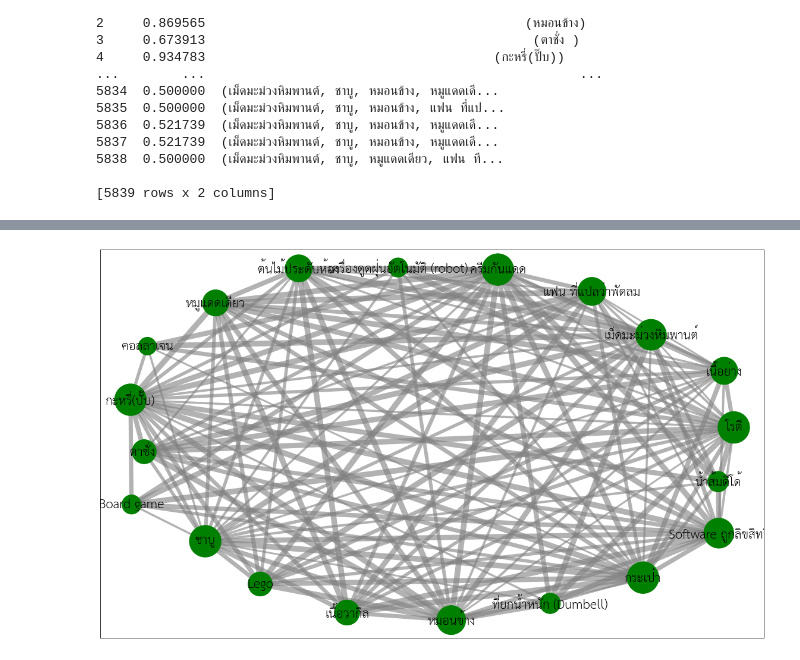
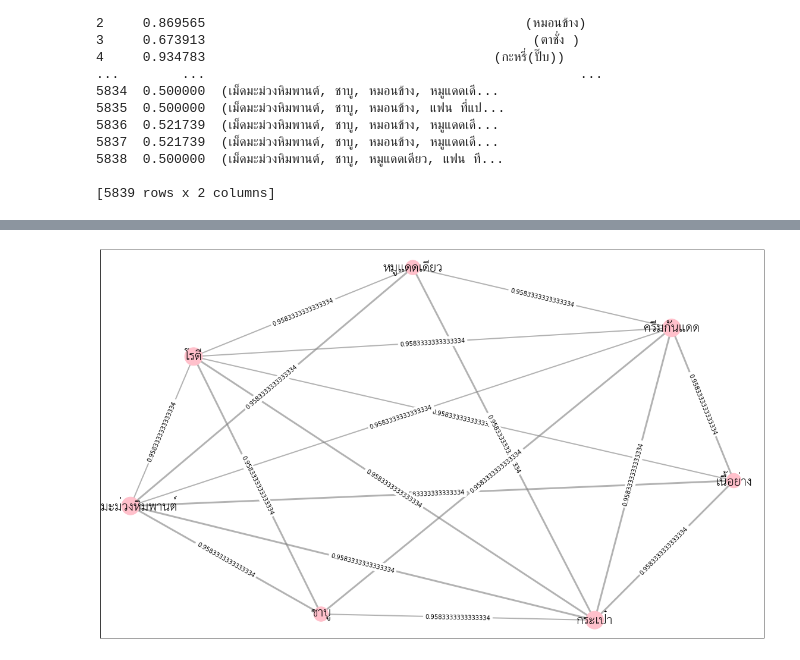
Before and after one commit to PisutSukpool/CRM-Analytics, a Jupyter notebook: Homework 07/Market_Basket_Analysis.ipynb, the cells around one changed output, grey strips where cells are left out. Saved outputs shown, nothing was run; the diff lists cells and outputs as text; code cells hidden in the pictures.

```diff
--- a/Homework 07/Market_Basket_Analysis.ipynb
+++ b/Homework 07/Market_Basket_Analysis.ipynb
@@ -91,7 +91,8 @@ print(frequent_itemsets_ap)
 [5839 rows x 2 columns]
 # %%
 rules = association_rules(frequent_itemsets_ap,metric='lift',min_threshold=1)
-rules.head(10)
+rules['Interest'] = rules['confidence'] - rules['consequent support']
+rules.head()
 # %% [output]
 |  | antecedents | consequents | antecedent support | consequent support | support | confidence | lift | ... |
 | 0 | (กะหรี่(ปั๊บ)) | (คอลลาเจน) | 0.934783 | 0.543478 | 0.521739 | 0.558140 | 1.026977 | ... |
@@ -124,5 +120,4 @@ rules[(rules['lift']>=1) & (rules['confidence']>=0.5)]
 rules_head = rules[(rules['lift']>=1) & (rules['confidence']>=0.5)]
 rules_head["antecedents"] = rules_head["antecedents"].apply(lambda x: list(x)[0]).astype("unicode")
 rules_head["consequents"] = rules_head["consequents"].apply(lambda x: list(x)[0]).astype("unicode")
-rules_head = rules_head.sort_values(by='lift',ascending=False)
-rules_head.head(20)
+rules_head = rules_head.sort_values(by='Interest',ascending=False)
@@ -146,0 +124,3 @@ rules_head.head(20)
+# %%
+rules_head = rules_head[(rules_head['Interest']==rules_head['Interest'].max())]
+rules_head
@@ -147,13 +141,15 @@ rules_head.head(20)
 # %%
 import networkx as nx
 plt.figure(3,figsize=(20,12))
-GA=nx.from_pandas_edgelist(rules_head,source='antecedents',target='consequents')
+GA=nx.from_pandas_edgelist(rules_head,source='antecedents',target='consequents',edge_attr='confidence')
 pos = nx.spring_layout(GA,k=500)
 d = dict(GA.degree)
 plt.figure(3,figsize=(20,12))
-nx.draw_networkx_nodes(GA, pos,nodelist=d.keys(), node_size=[v * 150 for v in d.values()] ,node_color='green')
+nx.draw_networkx_nodes(GA, pos,nodelist=d.keys(), node_size=[v * 150 for v in d.values()] ,node_color='pink')
 nx.draw_networkx_labels(GA, pos,font_family='TH Sarabun New',font_size=20)
 nx.draw_networkx_edges(G = GA, pos = pos, edge_color='gray', alpha=0.6, width=[v * 0.5 for v in d.values()])
+edge_labels = nx.get_edge_attributes(GA, "confidence")
+nx.draw_networkx_edge_labels(GA, pos, edge_labels)
 plt.show()
 # %% [output]
-[figure, old version]
+[figure, new version]
```
Also changed, not shown: parts of 5 cells of this notebook.
